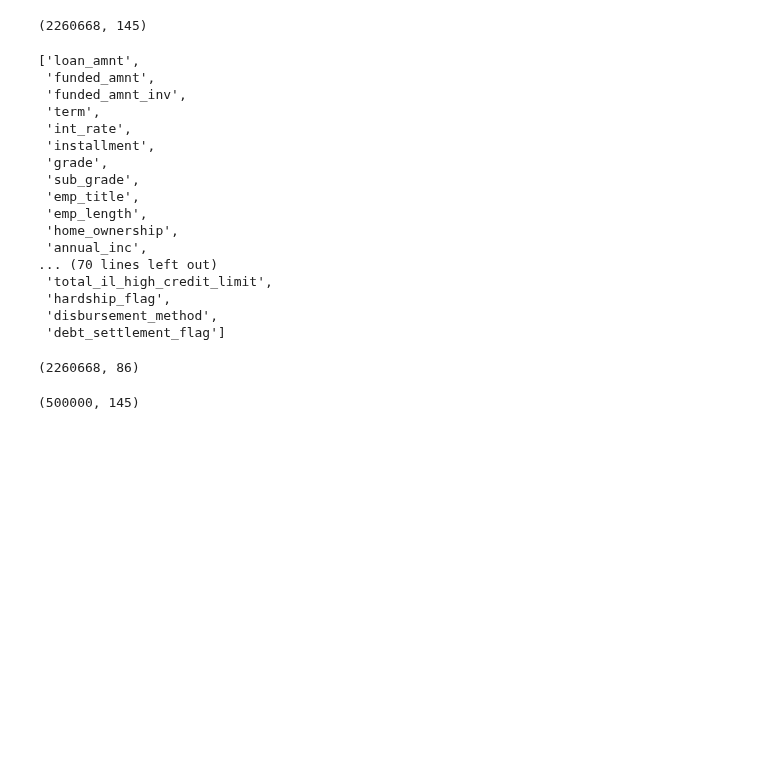
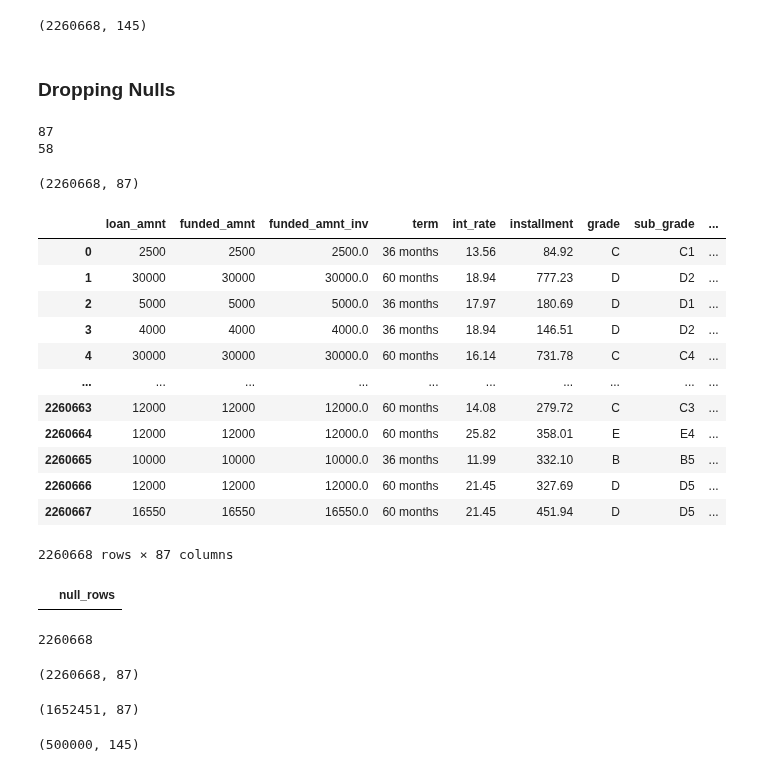
Before and after one commit to WickedoneC/Finance_Projects, a Jupyter notebook: Lending_Club_0524/Untitled.ipynb, the cells around one changed output. Saved outputs shown, nothing was run; the diff lists cells and outputs as text; code cells hidden in the pictures; blank space fills up the shorter version.

Commit message:
removing nulls and starting cleaning

```diff
--- a/Lending_Club_0524/Untitled.ipynb
+++ b/Lending_Club_0524/Untitled.ipynb
@@ -23,25 +25,14 @@ df
 df.shape
 # %% [output]
 (2260668, 145)
+# %% [markdown]
+### Dropping Nulls
 # %%
-cols_to_drop = pd.DataFrame((df.isna().sum() / len(df)) > .10, columns = ['keep_false'])
+cols_to_drop = pd.DataFrame((df.isna().sum() / len(df)) > .14, columns = ['keep_false'])
 cols_to_keep = list(cols_to_drop.loc[cols_to_drop['keep_false'] == False, :].index)
-cols_to_keep
+cols_to_drop = list(cols_to_drop.loc[cols_to_drop['keep_false'] == True, :].index)
+print(len(cols_to_keep))
+print(len(cols_to_drop))
 # %% [output]
-['loan_amnt',
- 'funded_amnt',
- 'funded_amnt_inv',
- 'term',
- 'int_rate',
- 'installment',
- 'grade',
- 'sub_grade',
- 'emp_title',
- 'emp_length',
- 'home_ownership',
- 'annual_inc',
-... (70 lines left out)
- 'total_il_high_credit_limit',
- 'hardship_flag',
- 'disbursement_method',
- 'debt_settlement_flag']
+87
+58
@@ -49,4 +42,25 @@ cols_to_keep
 df = df[cols_to_keep]
 df.shape
 # %% [output]
-(2260668, 86)
+(2260668, 87)
+# %%
+# sorted(df.isna().sum() / len(df), reverse = True)
+pd.options.display.max_rows = 999
+pd.options.display.max_columns = 999
+cols_to_typeCheck = list(pd.DataFrame((df.isna().sum() / len(df))).index)
+# cols_to_typeCheck
+df[cols_to_typeCheck]
+# %% [output]
+|  | loan_amnt | funded_amnt | funded_amnt_inv | term | int_rate | installment | grade | sub_grade | ... |
+| 0 | 2500 | 2500 | 2500.0 | 36 months | 13.56 | 84.92 | C | C1 | ... |
+| 1 | 30000 | 30000 | 30000.0 | 60 months | 18.94 | 777.23 | D | D2 | ... |
+| 2 | 5000 | 5000 | 5000.0 | 36 months | 17.97 | 180.69 | D | D1 | ... |
+| 3 | 4000 | 4000 | 4000.0 | 36 months | 18.94 | 146.51 | D | D2 | ... |
+| 4 | 30000 | 30000 | 30000.0 | 60 months | 16.14 | 731.78 | C | C4 | ... |
+| ... | ... | ... | ... | ... | ... | ... | ... | ... | ... |
+| 2260663 | 12000 | 12000 | 12000.0 | 60 months | 14.08 | 279.72 | C | C3 | ... |
+| 2260664 | 12000 | 12000 | 12000.0 | 60 months | 25.82 | 358.01 | E | E4 | ... |
+| 2260665 | 10000 | 10000 | 10000.0 | 36 months | 11.99 | 332.10 | B | B5 | ... |
+| 2260666 | 12000 | 12000 | 12000.0 | 60 months | 21.45 | 327.69 | D | D5 | ... |
+| 2260667 | 16550 | 16550 | 16550.0 | 60 months | 21.45 | 451.94 | D | D5 | ... |
+2260668 rows × 87 columns
@@ -52,0 +75,5 @@ df.shape
+# %%
+check_rows = pd.DataFrame(df.isnull().all(1), columns = ['null_rows'])
+check_rows[check_rows['null_rows'] == True]
+# %% [output]
+|  | null_rows |
@@ -52,0 +85,4 @@ df.shape
+# %%
+len(df)
+# %% [output]
+2260668
@@ -53,3 +94,9 @@ df.shape
+# %%
+display(df_original.shape)
+display(df.shape)
+# %% [output]
+(2260668, 87)
+(1652451, 87)
 # %%
 df_sample = df.sample(500000, random_state = 101)
 # %%
```
Also changed, not shown: parts of 11 cells of this notebook.
